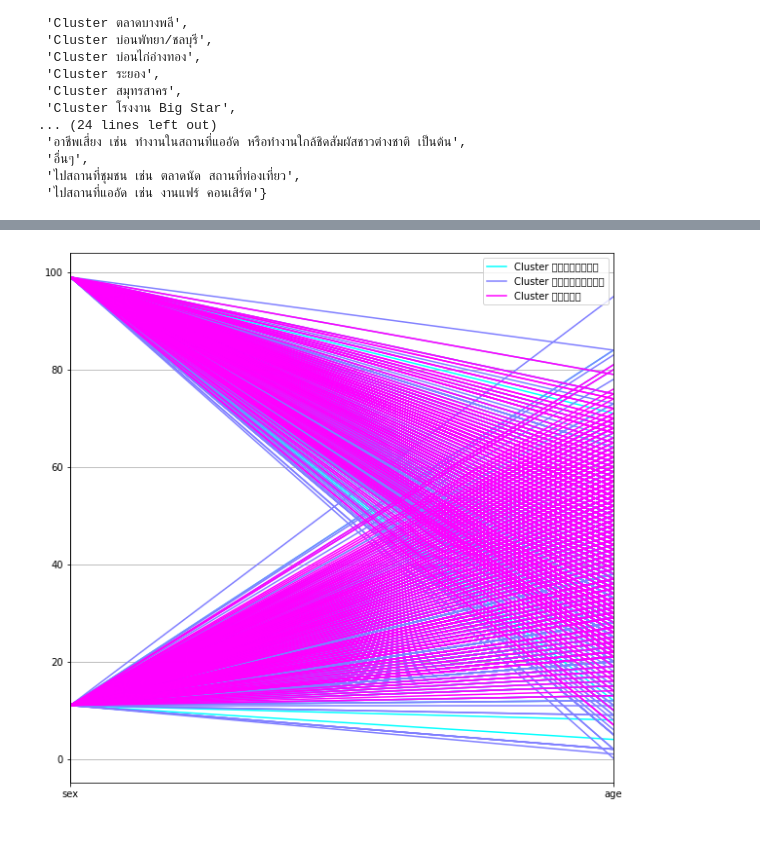
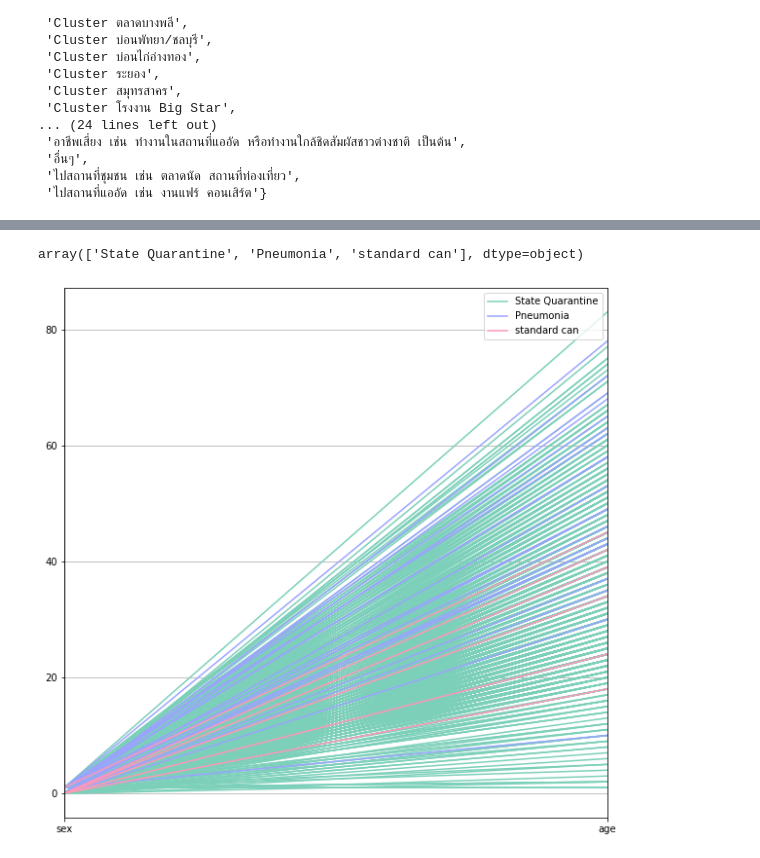
Before and after one commit to chanikansuksen/data_viz_2022, a Jupyter notebook: DataViz01_Table_Data.ipynb, the cells around one changed output, grey strips where cells are left out. Drawn from its saved outputs; the diff is of its cells as text; code cells hidden in the pictures.

```diff
--- a/DataViz01_Table_Data.ipynb
+++ b/DataViz01_Table_Data.ipynb
@@ -328,5 +326,5 @@ rayong
 # %%
-data_HW1 =pd.concat([chanthaburi, samutsakhon, rayong])  # สร้างตัวแปร data_HW1 ทำการ concat  (รวม case )
+data_HW1 =pd.concat([risk1, risk2, risk3])  # สร้างตัวแปร data_HW1 ทำการ concat  (รวม case )
 data_HW1
 # %% [output]
 |  | sex | age | risk |
@@ -345,5 +343,5 @@ data_HW1
 # %%
-data_female = data_HW1.replace('หญิง',11) # สร้างตัวแปร data_female ใช้คำสั่ง replace แทนเพศหญิง ด้วย 11 ใน column sex
+data_female = data_HW1.replace('หญิง',1) # สร้างตัวแปร data_female ใช้คำสั่ง replace แทนเพศหญิง ด้วย 1 ใน column sex
 data_female
 # %% [output]
 |  | sex | age | risk |
@@ -362,5 +360,5 @@ data_female
 # %%
-data_male = data_female.replace('ชาย',99)
+data_male = data_female.replace('ชาย',0)
 data_male
 # %% [output]
 |  | sex | age | risk |
@@ -384,0 +383,3 @@ array([99, 11])
+# %%
+data_final_re = data_final_HW1.replace({'State Quarantine':'State Quarantine', 'ปอดอักเสบ (Pneumonia)':'Pneumonia', 'Cluster โรงงาน standard can':'standard can'}) # สร้างตัวแปร data_HW_re ใช้คำสั่ง replace แทนชื่อทั้ง 3 risk เป็นภาษาอังกฤษ เนื่องจากไม่อ่านภาษาไทย
+data_final_re #แสดงผล
@@ -385,4 +400,8 @@ array([99, 11])
+# %%
+data_final_re['risk'].unique()
+# %% [output]
+array(['State Quarantine', 'Pneumonia', 'standard can'], dtype=object)
 # %%
-pd.plotting.parallel_coordinates(data_final_HW1, 'risk',colormap = 'cool' ) ; #ใช้คำสั่งพล็อตกราฟ parallel coordinate  ตาราง data_final_HW1 ที่มี 3 risk และเลือกสีเป็น cool
+pd.plotting.parallel_coordinates(data_final_re, 'risk', color = [ '#7CD0BA','#9BA4FF','#FF98B7'] ) ; #ใช้คำสั่งพล็อตกราฟ parallel coordinate  ตาราง data_final_re ที่มี 3 risk และเลือกสี
 # %% [output]
-[figure, old version]
+[figure, new version]
```
Also changed, not shown: parts of 11 cells of this notebook.
